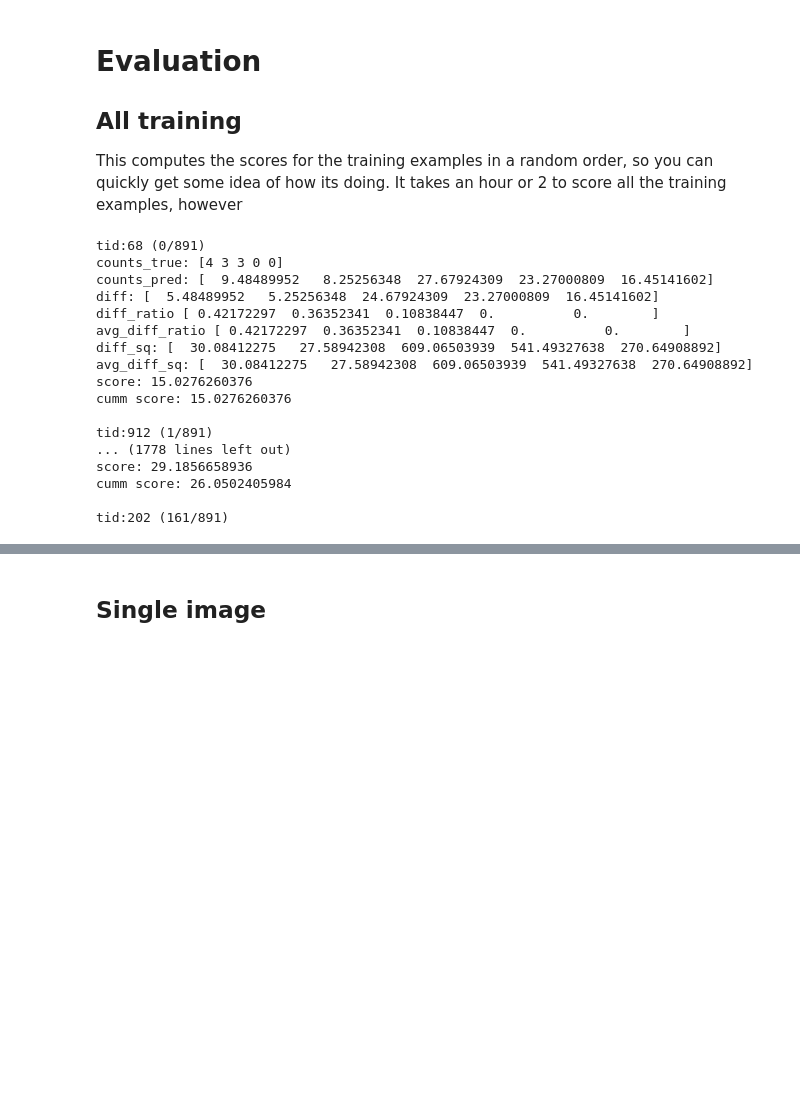
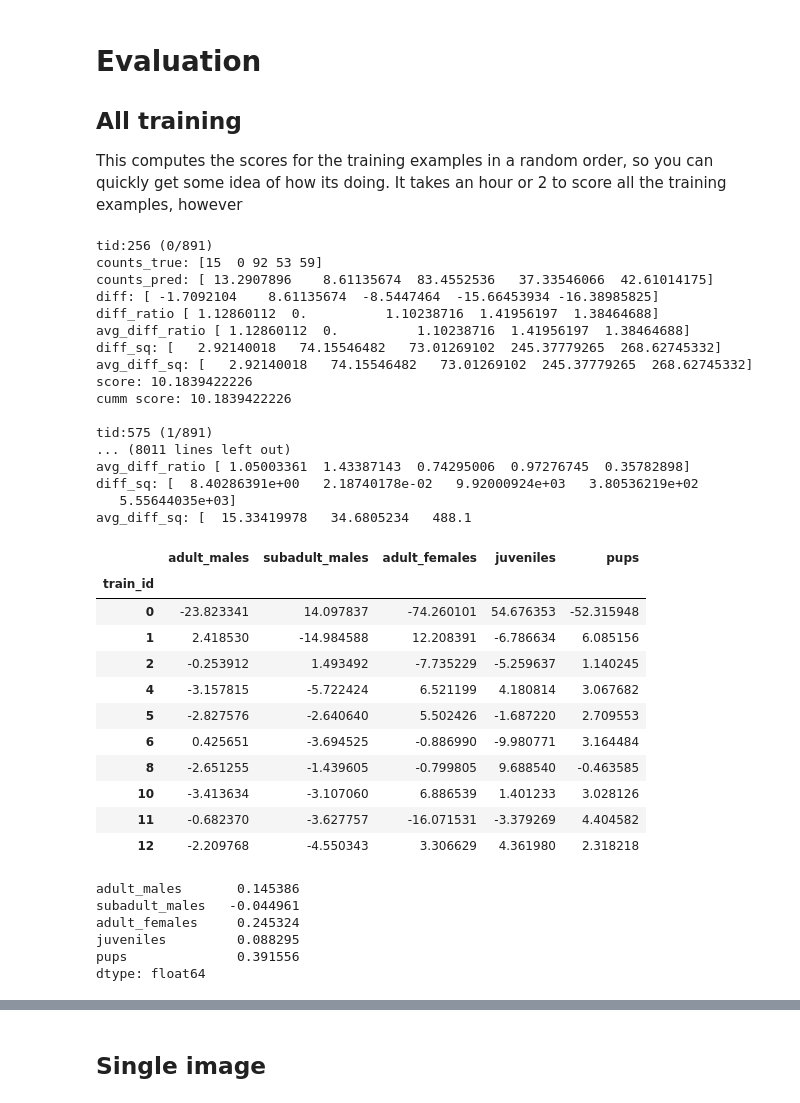
Before and after one commit to JuanHugo2023/Focas, a Jupyter notebook: keras_density.ipynb, the cells around one changed output, grey strips where cells are left out. Cells and saved outputs as stored; diff of their text form; code cells hidden in the pictures; blank space fills up the shorter version.

```diff
--- a/keras_density.ipynb
+++ b/keras_density.ipynb
@@ -20,7 +21,7 @@ model.load_weights('keras_density.hdf5')
 
 # model = load_model('keras_density/weights-area_loss-2.00.hdf5', model_objects)
 # %%
-train_top(model, 128, loss=area_loss, run_name='area_loss-2', initial_epoch=1)
+train_top(model, 64, loss=area_loss, run_name='area_loss-fine-tune', initial_epoch=0, optimizer=RMSprop(lr=0.0001))
 # %% [output]
 density_true.shape (?, ?, ?, ?)
 loss per channel (?, 5)
@@ -122,22 +128,41 @@ KeyboardInterrupt:
 ## All training
 This computes the scores for the training examples in a random order, so you can quickly get some idea of how its doing. It takes an hour or 2 to score all the training examples, however
 # %%
-training_ids, diff_sq = training_scores(model)
+training_ids, diff = training_scores(model)
 # %% [output]
-tid:68 (0/891)
-counts_true: [4 3 3 0 0]
-counts_pred: [  9.48489952   8.25256348  27.67924309  23.27000809  16.45141602]
-diff: [  5.48489952   5.25256348  24.67924309  23.27000809  16.45141602]
-diff_ratio [ 0.42172297  0.36352341  0.10838447  0.          0.        ]
-avg_diff_ratio [ 0.42172297  0.36352341  0.10838447  0.          0.        ]
-diff_sq: [  30.08412275   27.58942308  609.06503939  541.49327638  270.64908892]
-avg_diff_sq: [  30.08412275   27.58942308  609.06503939  541.49327638  270.64908892]
-score: 15.0276260376
-cumm score: 15.0276260376
+tid:256 (0/891)
+counts_true: [15  0 92 53 59]
+counts_pred: [ 13.2907896    8.61135674  83.4552536   37.33546066  42.61014175]
+diff: [ -1.7092104    8.61135674  -8.5447464  -15.66453934 -16.38985825]
+diff_ratio [ 1.12860112  0.          1.10238716  1.41956197  1.38464688]
+avg_diff_ratio [ 1.12860112  0.          1.10238716  1.41956197  1.38464688]
+diff_sq: [   2.92140018   74.15546482   73.01269102  245.37779265  268.62745332]
+avg_diff_sq: [   2.92140018   74.15546482   73.01269102  245.37779265  268.62745332]
+score: 10.1839422226
+cumm score: 10.1839422226
 
-tid:912 (1/891)
-... (1778 lines left out)
-score: 29.1856658936
-cumm score: 26.0502405984
-
-tid:202 (161/891)
+tid:575 (1/891)
+... (8011 lines left out)
+avg_diff_ratio [ 1.05003361  1.43387143  0.74295006  0.97276745  0.35782898]
+diff_sq: [  8.40286391e+00   2.18740178e-02   9.92000924e+03   3.80536219e+02
+   5.55644035e+03]
+avg_diff_sq: [  15.33419978   34.6805234   488.1
+# %%
+import pandas as pd
+diff_table = pd.DataFrame(diff, index=training_ids, columns=engine.class_names)
+diff_table.index.name = 'train_id'
+diff_table = diff_table.sort_index()
+diff_table[:10]
+# %% [output]
+|  | adult_males | subadult_males | adult_females | juveniles | pups |
+| train_id |  |  |  |  |  |
+| 0 | -23.823341 | 14.097837 | -74.260101 | 54.676353 | -52.315948 |
+| 1 | 2.418530 | -14.984588 | 12.208391 | -6.786634 | 6.085156 |
+| 2 | -0.253912 | 1.493492 | -7.735229 | -5.259637 | 1.140245 |
+| 4 | -3.157815 | -5.722424 | 6.521199 | 4.180814 | 3.067682 |
+| 5 | -2.827576 | -2.640640 | 5.502426 | -1.687220 | 2.709553 |
+| 6 | 0.425651 | -3.694525 | -0.886990 | -9.980771 | 3.164484 |
+| 8 | -2.651255 | -1.439605 | -0.799805 | 9.688540 | -0.463585 |
+| 10 | -3.413634 | -3.107060 | 6.886539 | 1.401233 | 3.028126 |
+| 11 | -0.682370 | -3.627757 | -16.071531 | -3.379269 | 4.404582 |
+| 12 | -2.209768 | -4.550343 | 3.306629 | 4.361980 | 2.318218 |
@@ -143,0 +171,9 @@ tid:202 (161/891)
+# %%
+diff_table.mean() / engine.counts.mean()
+# %% [output]
+adult_males       0.145386
+subadult_males   -0.044961
+adult_females     0.245324
+juveniles         0.088295
+pups              0.391556
+dtype: float64
```
Also changed, not shown: parts of 16 cells of this notebook, 3 other files.
